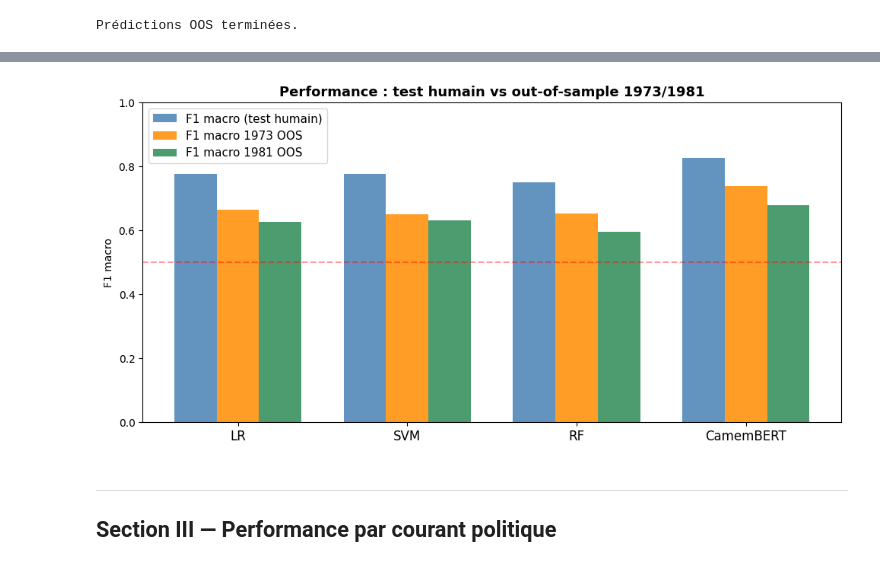
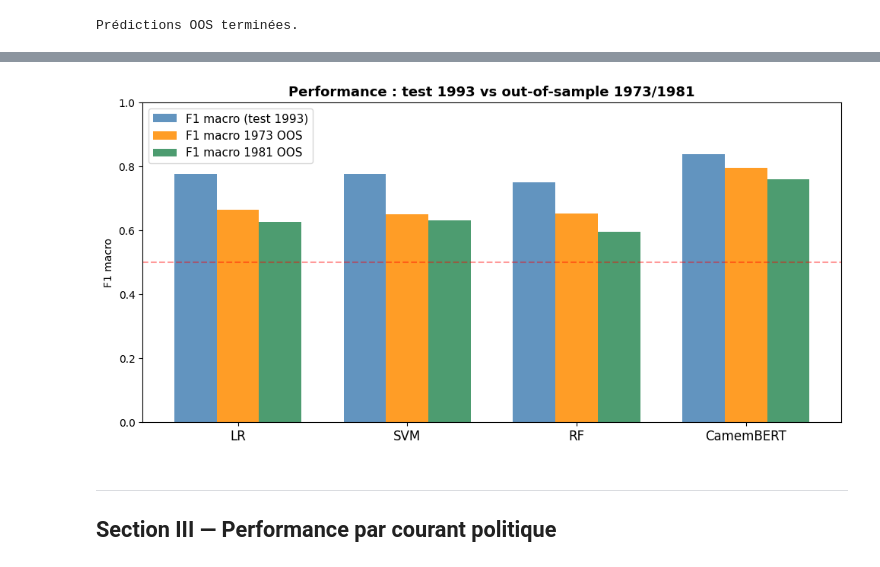
Before and after one commit to Julien-website/NLP_ENSAE_Project, a Jupyter notebook: analyse_oos.ipynb, the cells around one changed output, grey strips where cells are left out. Saved outputs shown, nothing was run; the diff lists cells and outputs as text; code cells hidden in the pictures.

```diff
--- a/analyse_oos.ipynb
+++ b/analyse_oos.ipynb
@@ -323,7 +320,7 @@ LR — meilleurs params : {'clf__C': 12.5, 'clf__penalty': 'l2'}
 SVM — meilleurs params : {'clf__C': 1, 'clf__dual': True, 'clf__penalty': 'l2'}
 RF  — meilleurs params : {'clf__max_depth': 15, 'clf__max_features': 'log2', 'clf__min_samples_leaf': 1, 'clf__n_estimators': 300}
 # %%
-# Fine-tuning CamemBERT sur annotations humaines (même setup que notebook JL)
+# Fine-tuning CamemBERT sur annotations 1993 (même setup que notebook JL)
 from datasets import Dataset as HFDataset
 from transformers import (
     AutoTokenizer, AutoModelForSequenceClassification,
@@ -343,8 +340,8 @@ tokenizer_cb = AutoTokenizer.from_pretrained(MODEL_NAME)
 # Prépare les DataFrames texte/label
 train_df_cb = pd.DataFrame({'text': df_train['Texte'].apply(nettoyer).values,
                              'label': df_train['Label'].astype(int).values})
-test_df_cb  = pd.DataFrame({'text': df_test_humain['Texte'].apply(nettoyer).values,
-                             'label': df_test_humain['Label'].astype(int).values})
+test_df_cb  = pd.DataFrame({'text': df_test_1993['Texte'].apply(nettoyer).values,
+                             'label': df_test_1993['Label'].astype(int).values})
 
 train_ds_cb = HFDataset.from_pandas(train_df_cb, preserve_index=False)
 test_ds_cb  = HFDataset.from_pandas(test_df_cb,  preserve_index=False)
@@ -370,7 +367,7 @@ def compute_metrics_cb(eval_pred):
 model_cb = AutoModelForSequenceClassification.from_pretrained(MODEL_NAME, num_labels=2)
 
 training_args_cb = TrainingArguments(
-    output_dir                  = './camembert_humain_results',
+    output_dir                  = './camembert_1993_results',
     eval_strategy               = 'epoch',
     save_strategy               = 'epoch',
     logging_strategy            = 'epoch',
@@ -435,7 +432,7 @@ There were missing keys in the checkpoint model loaded: ['roberta.embeddings.Lay
 There were unexpected keys in the checkpoint model loaded: ['roberta.embeddings.LayerNorm.beta', 'roberta.embeddings.LayerNorm.gamma', 'roberta.encoder.layer.0.attention.output.LayerNorm.beta', 'rober ...
 Fine-tuning CamemBERT terminé.
 # %%
-# Résultats in-sample sur le test humain (référence)
+# Résultats in-sample sur le test 1993 (référence)
 def scores(y_true, y_pred):
     f1s = f1_score(y_true, y_pred, average=None, zero_division=0)
     return {
@@ -445,18 +442,18 @@ def scores(y_true, y_pred):
         'Accuracy': accuracy_score(y_true, y_pred)
     }
 
-y_pred_lr_h  = gs_lr.best_estimator_.predict(df_test_humain)
-y_pred_svc_h = gs_svc.best_estimator_.predict(df_test_humain)
-y_pred_rf_h  = gs_rf.best_estimator_.predict(df_test_humain)
-y_pred_cb_h  = predict_camembert(df_test_humain)
+y_pred_lr_h  = gs_lr.best_estimator_.predict(df_test_1993)
+y_pred_svc_h = gs_svc.best_estimator_.predict(df_test_1993)
+y_pred_rf_h  = gs_rf.best_estimator_.predict(df_test_1993)
+y_pred_cb_h  = predict_camembert(df_test_1993)
 
-print('=== Performances in-sample (test annotations humaines) ===')
-res_humain = pd.DataFrame([
-    {'Modèle': 'LR',        **scores(df_test_humain['Label'], y_pred_lr_h)},
-    {'Modèle': 'SVM',       **scores(df_test_humain['Label'], y_pred_svc_h)},
-    {'Modèle': 'RF',        **scores(df_test_humain['Label'], y_pred_rf_h)},
-    {'Modèle': 'CamemBERT', **scores(df_test_humain['Label'], y_pred_cb_h)},
+print('=== Performances in-sample (test 1993) ===')
+res_1993 = pd.DataFrame([
+    {'Modèle': 'LR',        **scores(df_test_1993['Label'], y_pred_lr_h)},
+    {'Modèle': 'SVM',       **scores(df_test_1993['Label'], y_pred_svc_h)},
+    {'Modèle': 'RF',        **scores(df_test_1993['Label'], y_pred_rf_h)},
+    {'Modèle': 'CamemBERT', **scores(df_test_1993['Label'], y_pred_cb_h)},
 ]).set_index('Modèle').round(3)
-print(res_humain.to_string())
+print(res_1993.to_string())
 # %% [output]
 [interactive output not drawn]
@@ -508,14 +505,14 @@ print('Prédictions OOS terminées.')
 [interactive output not drawn]
 Prédictions OOS terminées.
 # %%
-# Tableau comparatif : in-sample humain vs out-of-sample 1973/1981
+# Tableau comparatif : in-sample 1993 vs out-of-sample 1973/1981
 rows_table = []
 for modele in ['LR', 'SVM', 'RF', 'CamemBERT']:
     row = {'Modèle': modele}
     preds_h = {'LR': y_pred_lr_h, 'SVM': y_pred_svc_h,
                 'RF': y_pred_rf_h, 'CamemBERT': y_pred_cb_h}[modele]
-    s = scores(df_test_humain['Label'], preds_h)
-    row['F1m humain'] = s['F1 macro']
+    s = scores(df_test_1993['Label'], preds_h)
+    row['F1m 1993'] = s['F1 macro']
     for year, df_oos in [(1973, df_1973), (1981, df_1981)]:
         s = scores(df_oos['Label'], results_oos[year][modele])
         row[f'F1m {year}']  = s['F1 macro']
@@ -538,28 +535,28 @@ CamemBERT       0.827     0.738      0.571      0.906     0.845     0.680      0
 # %%
 # Visualisation : dégradation F1 macro par modèle et année
 fig, ax = plt.subplots(figsize=(10, 5))
 x = np.arange(4)
 modeles = ['LR', 'SVM', 'RF', 'CamemBERT']
-cols_plot  = ['F1m humain', 'F1m 1973', 'F1m 1981']
-labels_plot = ['F1 macro (test humain)', 'F1 macro 1973 OOS', 'F1 macro 1981 OOS']
+cols_plot  = ['F1m 1993', 'F1m 1973', 'F1m 1981']
+labels_plot = ['F1 macro (test 1993)', 'F1 macro 1973 OOS', 'F1 macro 1981 OOS']
 colors = ['steelblue', 'darkorange', 'seagreen']
 width = 0.25
 
 for i, (col, color, lbl) in enumerate(zip(cols_plot, colors, labels_plot)):
     vals = [df_perf.loc[m, col] if col in df_perf.columns else 0 for m in modeles]
     ax.bar(x + i*width, vals, width, label=lbl, color=color, alpha=0.85)
 
 ax.set_xticks(x + width)
 ax.set_xticklabels(modeles, fontsize=12)
 ax.set_ylabel('F1 macro')
 ax.set_ylim(0, 1)
-ax.set_title('Performance : test humain vs out-of-sample 1973/1981', fontsize=13, fontweight='bold')
+ax.set_title('Performance : test 1993 vs out-of-sample 1973/1981', fontsize=13, fontweight='bold')
 ax.legend(fontsize=11)
 ax.axhline(0.5, color='red', linestyle='--', alpha=0.4, label='Baseline aléatoire')
 plt.tight_layout()
 plt.show()
 # %% [output]
-[figure, old version]
+[figure, new version]
 # %% [markdown]
 ---
 ## Section III — Performance par courant politique
```
Also changed, not shown: parts of 19 cells of this notebook.
